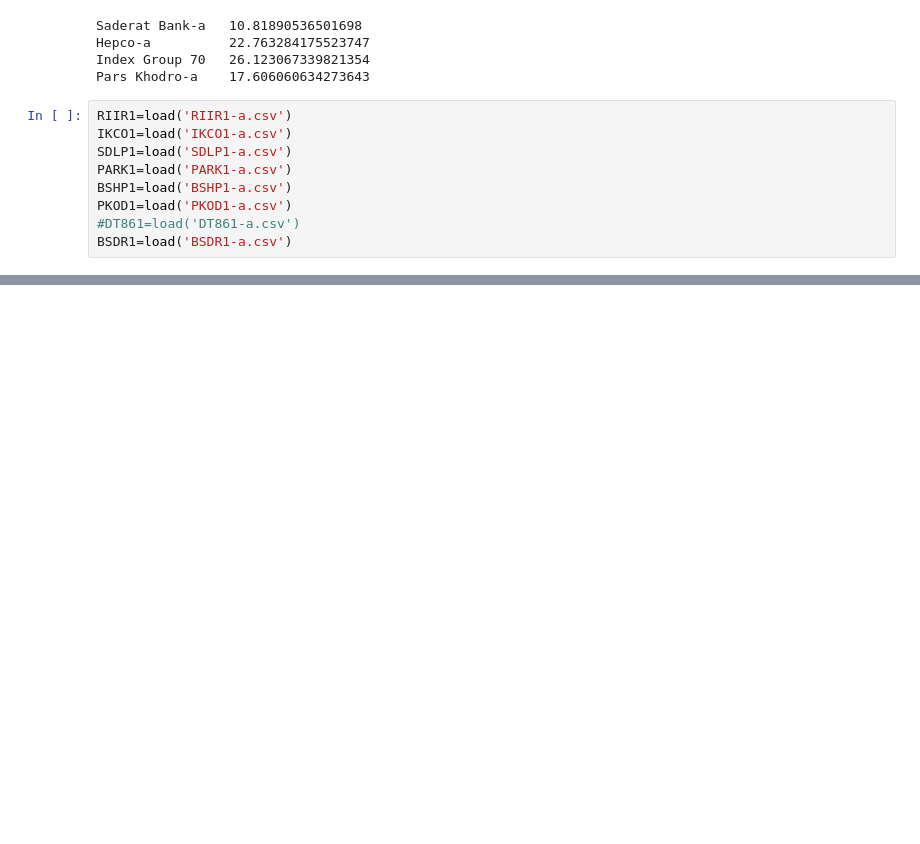
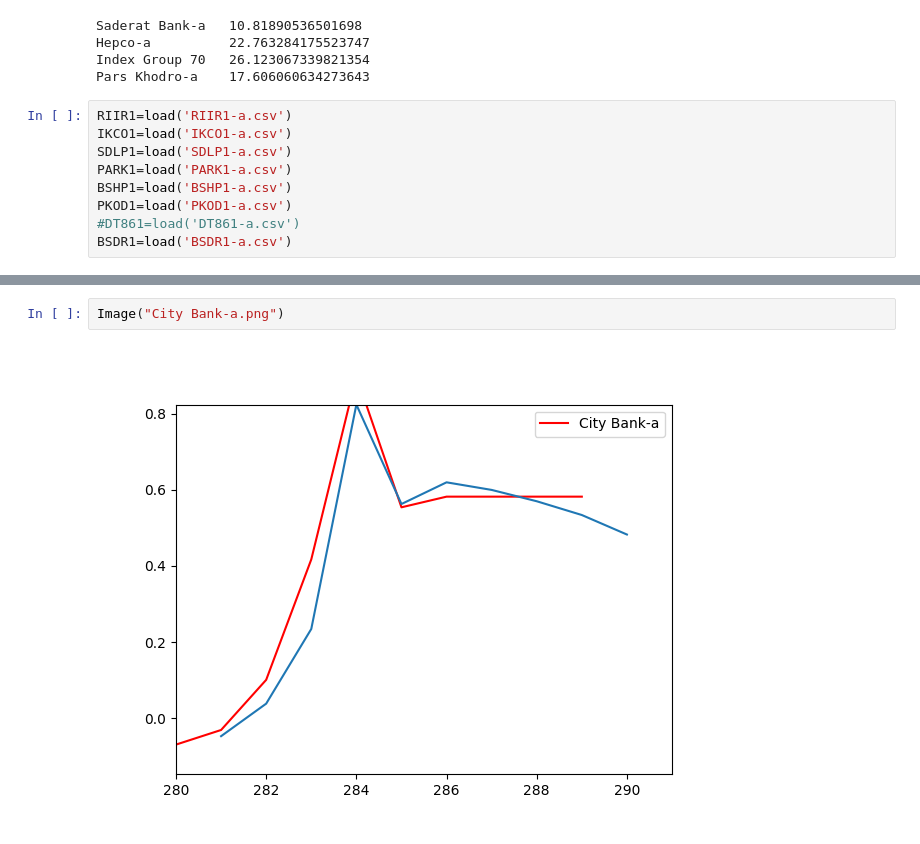
Before and after one commit to Moonak/Stocks, a Jupyter notebook: S.ipynb, the cells around one changed output, grey strips where cells are left out. Drawn from its saved outputs; the diff is of its cells as text; blank space fills up the shorter version.

```diff
--- a/S.ipynb
+++ b/S.ipynb
@@ -229,0 +126,4 @@ KeyboardInterrupt: ignored
+# %%
+Image("City Bank-a.png")
+# %% [output]
+[figure, added]
```
Also changed, not shown: parts of 15 cells of this notebook.
